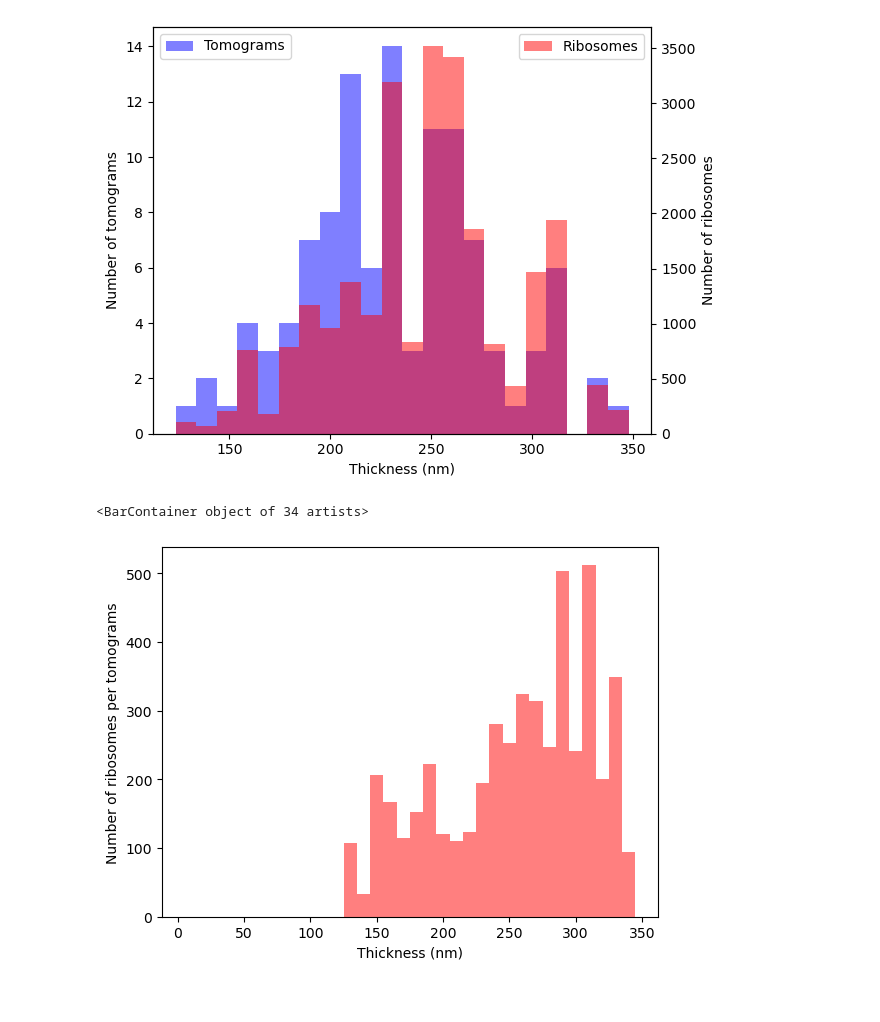
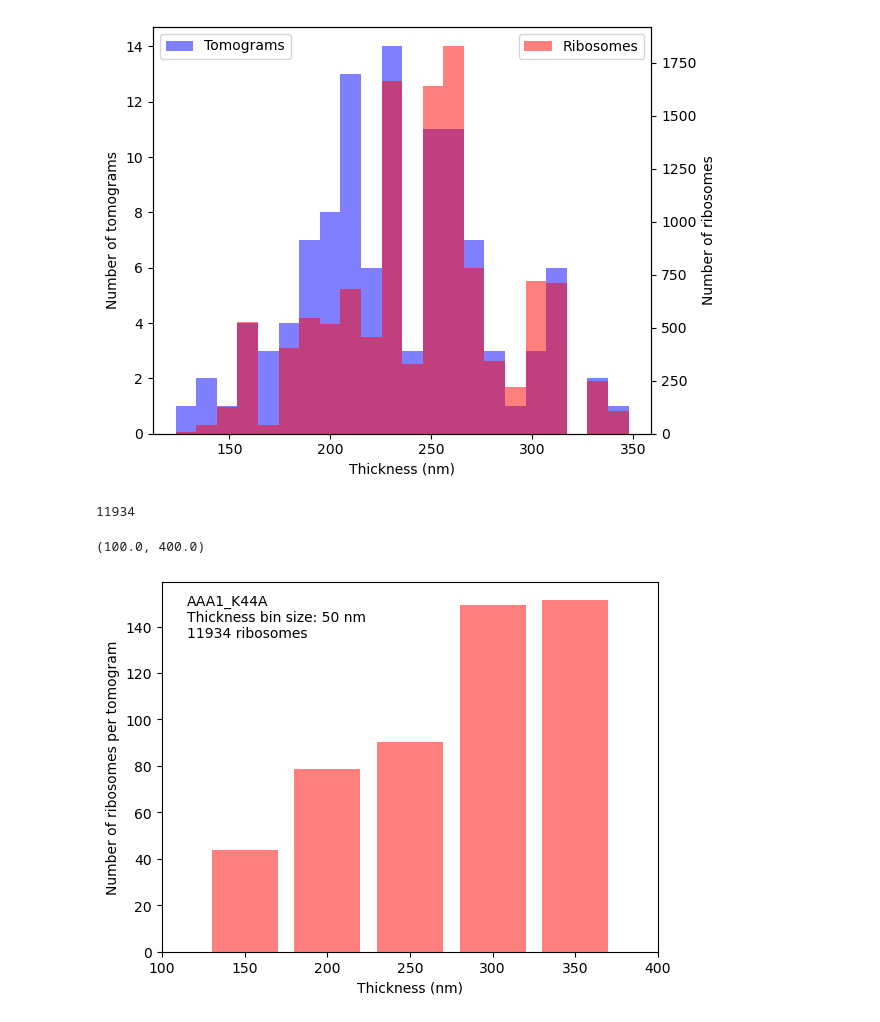
Before and after one commit to dmichalak/sta-pipeline, a Jupyter notebook: analysis_scripts/ribosomes_tomo_thickness.ipynb, the cells around one changed output. Drawn from its saved outputs; the diff is of its cells as text; code cells hidden in the pictures.

```diff
--- a/analysis_scripts/ribosomes_tomo_thickness.ipynb
+++ b/analysis_scripts/ribosomes_tomo_thickness.ipynb
@@ -8,7 +8,7 @@ import pandas as pd
 import starfile
 # %%
 input_tomo_star = Path("/mnt/scratch/ribosomes/kas_k44a/relion_full/tomogram_info.star") #/mnt/scratch/ribosomes/kas_k44a/relion_full/CtfRefineTomo/estimate_ice/tomograms.star")
-input_ribosome_star = Path("/mnt/scratch/ribosomes/kas_k44a/relion_full/Refine3D/job236/run_data.star")
+input_ribosome_star = Path("/mnt/scratch/ribosomes/kas_k44a/relion_full/Class3D/job250/good_classes.star")
 
 tomo_df = starfile.read(input_tomo_star)
 ribosome_df = starfile.read(input_ribosome_star)["particles"]
@@ -60,31 +60,44 @@ ax2.legend(loc="upper right")
 fig.tight_layout()
 plt.show()
 # %% [output]
-[figure, old version]
+[figure, new version]
+# %%
+y2_data.count()
+# %% [output]
+11934
 # %%
 # in bins of 10 nm thickness, plot the number of ribosomes per tomogram
 
-tomo_thickness_bins = np.arange(0, 350, 10)
+bin_size = 50
+max_thickness = 400
+tomo_thickness_bins = np.arange(0, max_thickness, bin_size)
 
 tomo_thickness_bin_counts = np.zeros(len(tomo_thickness_bins) - 1)
 for i in range(len(tomo_thickness_bins) - 1):
     tomo_thickness_bin_counts[i] = len(tomo_df[(tomo_df["TomoThicknessNm"] >= tomo_thickness_bins[i]) &
                                                (tomo_df["TomoThicknessNm"] < tomo_thickness_bins[i + 1])].index)
 
 ribosome_thickness_bin_counts = np.zeros(len(tomo_thickness_bins) - 1)
 for i in range(len(tomo_thickness_bins) - 1):
     ribosome_thickness_bin_counts[i] = len(ribosome_df[(ribosome_df["TomoThicknessNm"] >= tomo_thickness_bins[i]) &
                                                        (ribosome_df["TomoThicknessNm"] < tomo_thickness_bins[i + 1])].index)
 
 # divide the number of ribosomes by the number of tomograms in each bin
 for i in range(len(tomo_thickness_bins) - 1):
     if tomo_thickness_bin_counts[i] != 0:
         ribosome_thickness_bin_counts[i] = ribosome_thickness_bin_counts[i] / tomo_thickness_bin_counts[i]
 
 fig, ax1 = plt.subplots()
 ax1.set_xlabel("Thickness (nm)")
-ax1.set_ylabel("Number of ribosomes per tomograms")
-ax1.bar(tomo_thickness_bins[1:], ribosome_thickness_bin_counts, width=10, alpha=0.5, label="Ribosomes", color="red")
+ax1.set_ylabel("Number of ribosomes per tomogram")
+ax1.bar(tomo_thickness_bins[1:], ribosome_thickness_bin_counts, width=bin_size*0.8, alpha=0.5, label="Ribosomes", color="red")
+ax1.annotate(
+            "AAA1_K44A" + "\n" + \
+            f"Thickness bin size: {bin_size} nm" + "\n" + \
+            f"{y2_data.count()} ribosomes",
+            xy=(0.05, 0.85), xycoords="axes fraction"
+)
+ax1.set_xlim(100, max_thickness)
 # %% [output]
-<BarContainer object of 34 artists>
+(100.0, 400.0)
-[figure, old version]
+[figure, new version]
```
Also changed, not shown: 1 other file.
